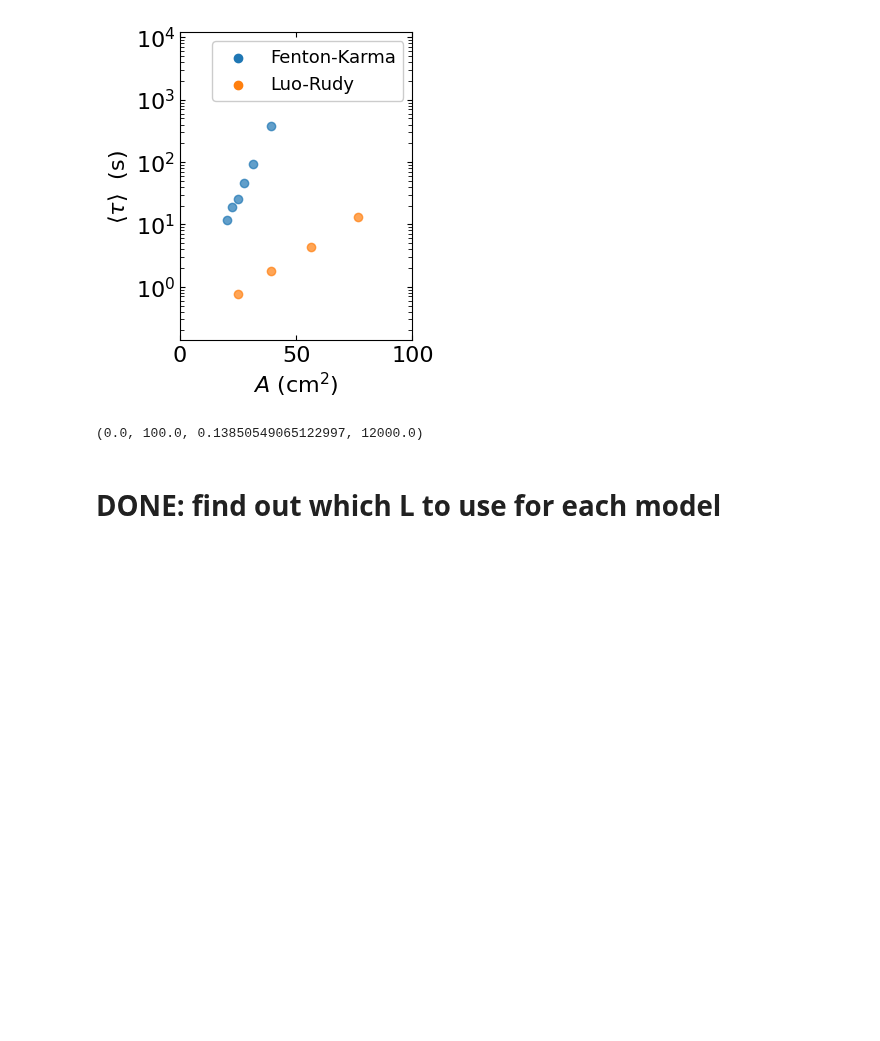
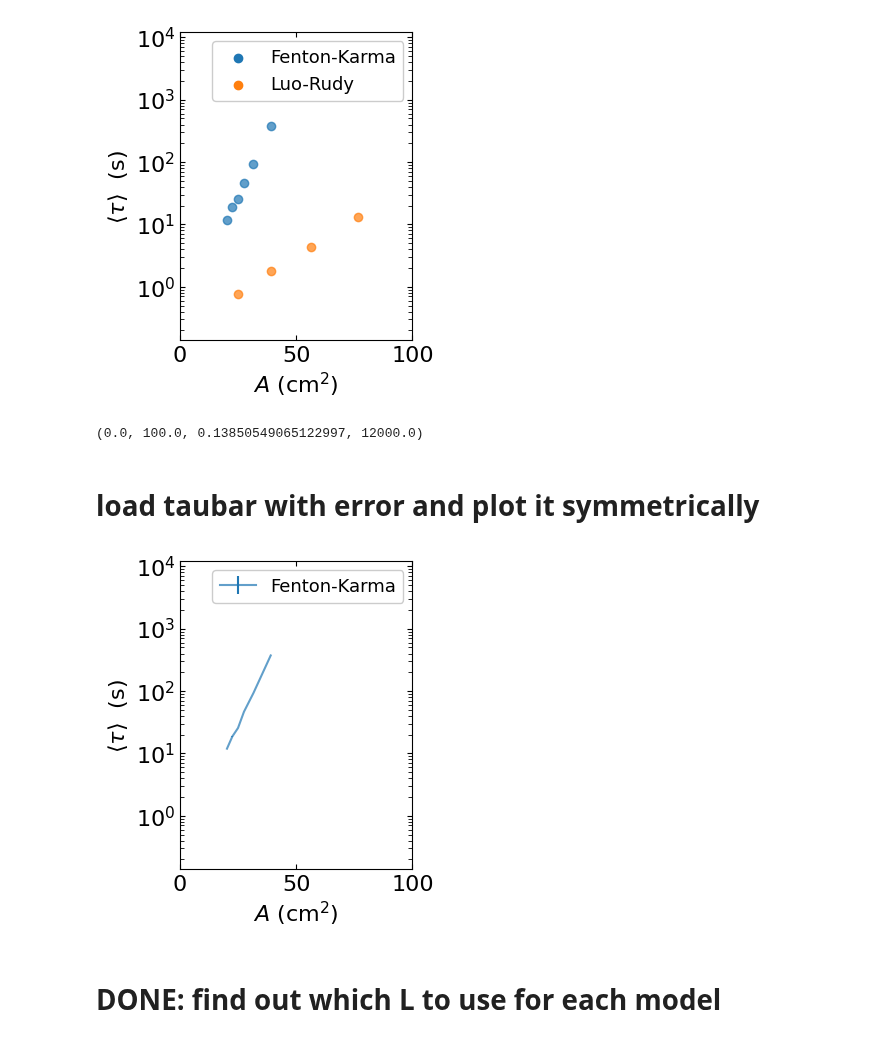
Before and after one commit to timtyree/bgmc, a Jupyter notebook: python/comparing termination time dependence on domain size.ipynb, the cells around one changed output. Saved outputs shown, nothing was run; the diff lists cells and outputs as text; code cells hidden in the pictures; blank space fills up the shorter version.

```diff
--- a/python/comparing termination time dependence on domain size.ipynb
+++ b/python/comparing termination time dependence on domain size.ipynb
@@ -206,6 +206,40 @@ ax.axis()
 # %% [output]
 [figure]
 (0.0, 100.0, 0.13850549065122997, 12000.0)
+# %% [markdown]
+# load taubar with error and plot it symmetrically
+# %%
+data_folder = f"{nb_dir}/Data/full_results"
+taubar_dir = os.path.join(data_folder,'taubar_vs_A_full_FK.csv')
+df_taubar = pd.read_csv(taubar_dir)
+xfk = df_taubar[df_taubar['model_name']=='FK']['A'].values
+yfk = df_taubar[df_taubar['model_name']=='FK']['taubar'].values
+dyfk = df_taubar[df_taubar['model_name']=='FK']['SEM'].values
+Delta_yfk = 1.96*dyfk/np.log(10)/yfk
+#fk
+model_name='Fenton-Karma'
+figsize=(3,4)
+fontsize=15
+alpha=0.7
+fig,ax=plt.subplots(figsize=figsize)
+# ax.scatter(xfk,yfk,c='C0',alpha=alpha,label='Fenton-Karma')
+ax.errorbar(xfk,yfk,Delta_yfk,c='C0',alpha=alpha,label='Fenton-Karma')
+# ax.scatter(xlr,ylr,c='C1',alpha=alpha,label='Luo-Rudy')
+ax.set_xticks([0,50,100,150])
+format_plot(ax=ax,xlabel=r'$A$ (cm$^2$)',ylabel=r'$\langle\tau\rangle$  (s)',fontsize=16)
+# ax.set_xscale('log')
+ax.set_yscale('log')
+ax.tick_params(top=True, right=True,direction='in',which='both')
+ax.tick_params(top=True, right=True,direction='in',which='minor',length=3)
+leg = ax.legend(loc='upper right',fontsize=fontsize-2)#,alpha=1.)#,frameon=False,ncol=1)
+leg.get_frame().set_alpha(None)
+for lh in leg.legendHandles:
+    lh.set_alpha(1)
+ax.set_xlim([0.,100])
+ax.set_ylim([0.13850549065122997,12000])
+plt.show()
+# %% [output]
+[figure, added]
 # %% [markdown]
 # DONE: find out which L to use for each model
 # %%
```
Also changed, not shown: parts of 2 cells of this notebook, 2 other files.
